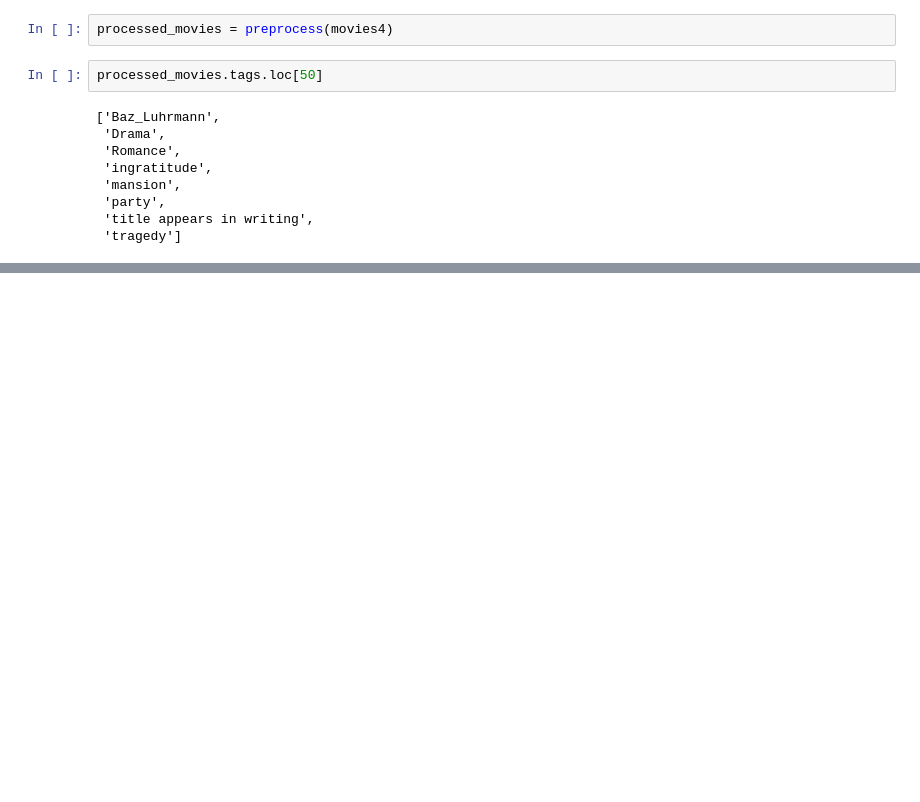
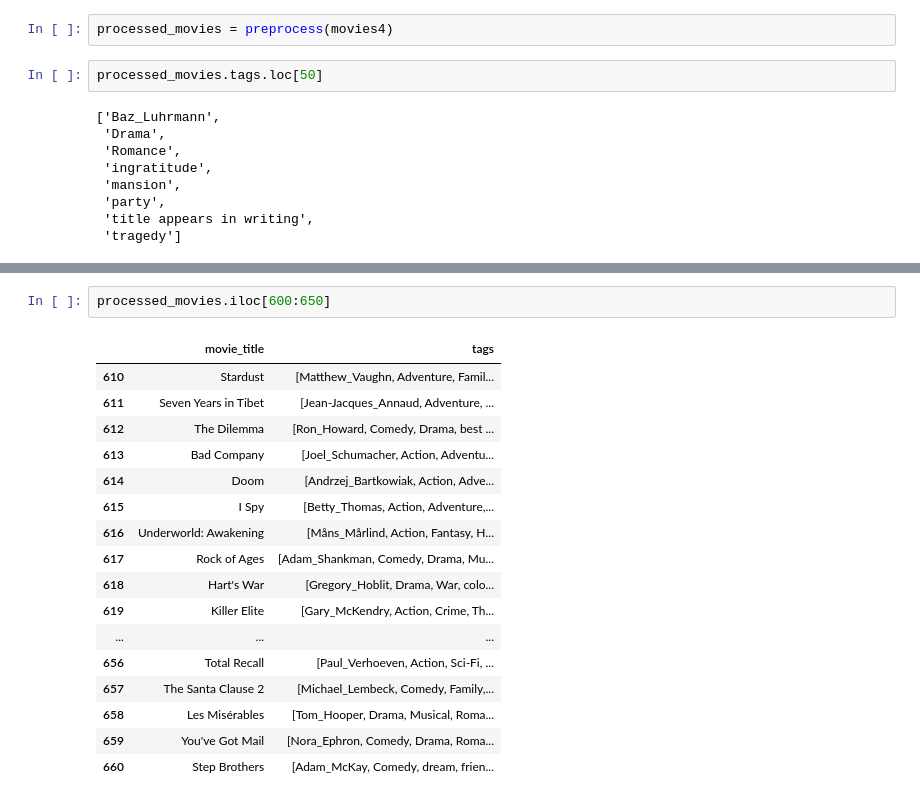
Before and after one commit to nikasso/movie2vec, a Jupyter notebook: eda/imdb5000_eda.ipynb, the cells around one changed output, grey strips where cells are left out. Drawn from its saved outputs; the diff is of its cells as text; blank space fills up the shorter version.

```diff
--- a/eda/imdb5000_eda.ipynb
+++ b/eda/imdb5000_eda.ipynb
@@ -288,0 +405,20 @@ processed_movies.tags.loc[50]
+# %%
+processed_movies.iloc[600:650]
+# %% [output]
+|  | movie_title | tags |
+| 610 | Stardust | [Matthew_Vaughn, Adventure, Famil... |
+| 611 | Seven Years in Tibet | [Jean-Jacques_Annaud, Adventure, ... |
+| 612 | The Dilemma | [Ron_Howard, Comedy, Drama, best ... |
+| 613 | Bad Company | [Joel_Schumacher, Action, Adventu... |
+| 614 | Doom | [Andrzej_Bartkowiak, Action, Adve... |
+| 615 | I Spy | [Betty_Thomas, Action, Adventure,... |
+| 616 | Underworld: Awakening | [Måns_Mårlind, Action, Fantasy, H... |
+| 617 | Rock of Ages | [Adam_Shankman, Comedy, Drama, Mu... |
+| 618 | Hart's War | [Gregory_Hoblit, Drama, War, colo... |
+| 619 | Killer Elite | [Gary_McKendry, Action, Crime, Th... |
+| ... | ... | ... |
+| 656 | Total Recall | [Paul_Verhoeven, Action, Sci-Fi, ... |
+| 657 | The Santa Clause 2 | [Michael_Lembeck, Comedy, Family,... |
+| 658 | Les Misérables | [Tom_Hooper, Drama, Musical, Roma... |
+| 659 | You've Got Mail | [Nora_Ephron, Comedy, Drama, Roma... |
+| 660 | Step Brothers | [Adam_McKay, Comedy, dream, frien... |
```
Also changed, not shown: parts of 8 cells of this notebook, 1 other file.
